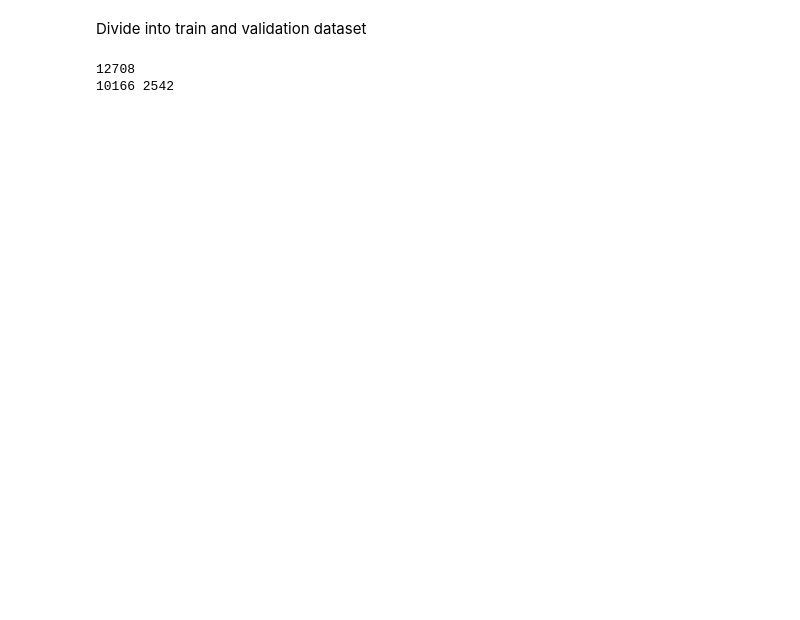
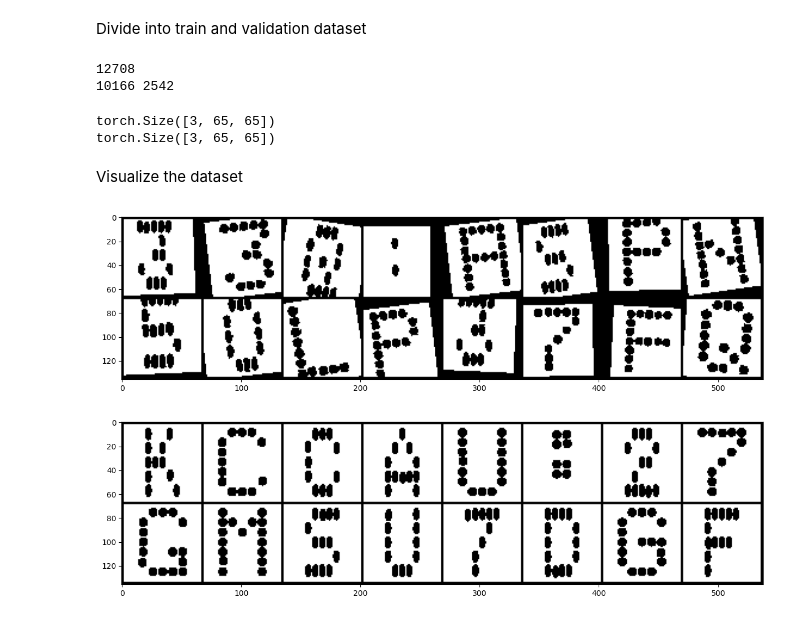
Before and after one commit to anthonycreates2000/OCR-expiry-date-and-production-code-detection, a Jupyter notebook: OCR_expiry_date_and_production_code_detection_single_character_technique.ipynb, the cells around one changed output. Cells and saved outputs as stored; diff of their text form; code cells hidden in the pictures; blank space fills up the shorter version.

Commit message:
Added code for visualizing data after preprocessing and TIFF support

```diff
--- a/OCR_expiry_date_and_production_code_detection_single_character_technique.ipynb
+++ b/OCR_expiry_date_and_production_code_detection_single_character_technique.ipynb
@@ -92,25 +93,32 @@ OCR_Expiration_Date     [              <=>   ] 242.19M  22.0MB/s    in 18s
 # %% [markdown]
 Data Preprocessing Functions.
 # %%
+def loader(path):
+    image_tiff = cv2.imread(path)
+    image = cv2.cvtColor(image_tiff, cv2.COLOR_BGR2RGB)
+    return transforms.ToTensor()(image)
+
 train_transform = transforms.Compose([
     transforms.RandomAffine(
       degrees = 10,
-      translate = (0.2, 0.2),
-      scale = [0.8, 1.2],
+      translate = (0.1, 0.1),
+      scale = [0.9, 1.1],
     ),
-    transforms.ToTensor(),
 ])
 
 test_transform = transforms.Compose([
-    transforms.ToTensor(),
 ])
 
 dot_matrix_image_folder = torchvision.datasets.ImageFolder(
   "/content/OCR_Expiration_Date-master/Custom_Dot_Matrix_Dataset/Dot_Matrix_Test_1",
+  loader = loader,
 )
 
 print(dot_matrix_image_folder.classes)
 print(dot_matrix_image_folder)
+
+NUM_CLASSES = len(dot_matrix_image_folder.classes)
+print(f"Number of classes: {NUM_CLASSES}")
 # %% [output]
 ['0', '1', '2', '3', '4', '5', '6', '7', '8', '9', 'A', 'B', 'C', 'Colon', 'D', 'Dash', 'E', 'F', 'G', 'H', 'I', 'J', 'K', 'L', 'M', 'N', 'O', 'P', 'Period', 'Q', 'R', 'S', 'Slash', 'T', 'U', 'V', 'W' ...
 Dataset ImageFolder
@@ -162,6 +171,12 @@ val_dotted_fonts_dataset = DottedFontsDataset(
   image_folder = val_set,
   image_transform = test_transform,
 )
+
+print(train_dotted_fonts_dataset[0][0].shape)
+print(train_dotted_fonts_dataset[1][0].shape)
+# %% [output]
+torch.Size([3, 65, 65])
+torch.Size([3, 65, 65])
 # %%
 BATCH_SIZE = 16
 
@@ -176,3 +191,31 @@ val_dotted_fonts_data_loader = torch.utils.data.DataLoader(
     batch_size = BATCH_SIZE,
     shuffle = False,
 )
+# %% [markdown]
+Visualize the dataset
+# %%
+def plot_images_in_grid(title, images, labels, figsize = (15, 15), MIN_INDEX_PLOT = 0, MAX_INDEX_PLOT = 20):
+  plt.figure(figsize = figsize)
+  plt.suptitle(title)
+  for index in range(MIN_INDEX_PLOT, MAX_INDEX_PLOT):
+    plt.subplot(5, 5, index + 1)
+    plt.axis('off')
+    plt.text(x = 10, y = 0.5, s = labels[index], fontsize = 10, bbox = dict(facecolor = 'white'))
+    plt.imshow(images[index], cmap = 'gray')
+
+def visualize_pytorch_grid(images_in_batch):
+  plt.figure(figsize = (15, 15))
+  grid_images_in_batch = torchvision.utils.make_grid(images_in_batch)
+  plt_compatible_grid_images_in_batch = np.transpose(grid_images_in_batch.numpy(), (1, 2, 0))
+  plt.imshow(plt_compatible_grid_images_in_batch)
+
+def visualize_dataloader(data_loader, title):
+  iter_loader = iter(data_loader)
+  sample_image_batch, _ = next(iter_loader)
+  visualize_pytorch_grid(sample_image_batch)
+
+visualize_dataloader(train_dotted_fonts_data_loader, "Train Transformed Image")
+visualize_dataloader(val_dotted_fonts_data_loader, "Validation Transformed Image")
+# %% [output]
+[figure, added]
+[figure, added]
```
Also changed, not shown: parts of 2 cells of this notebook.
